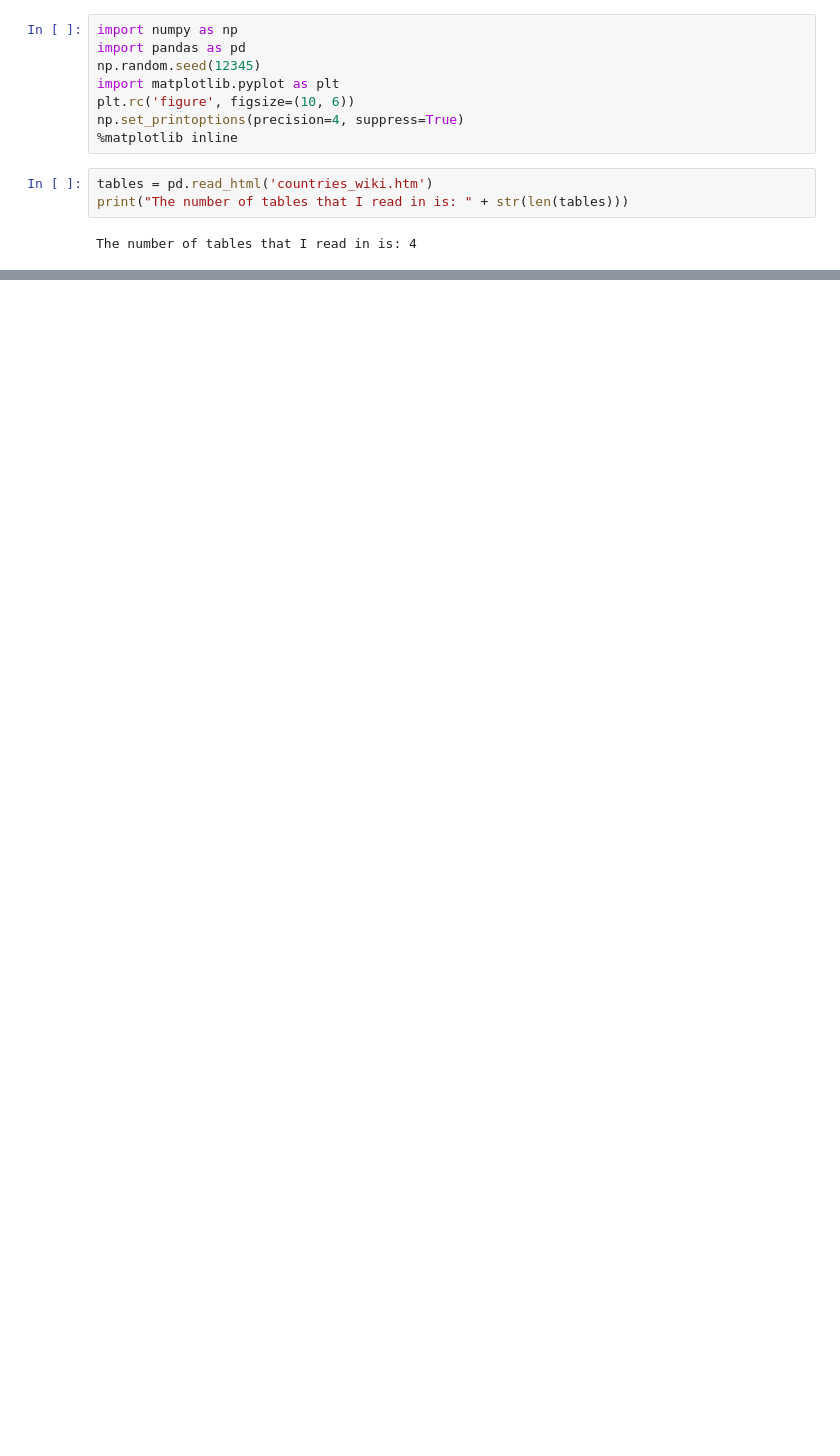
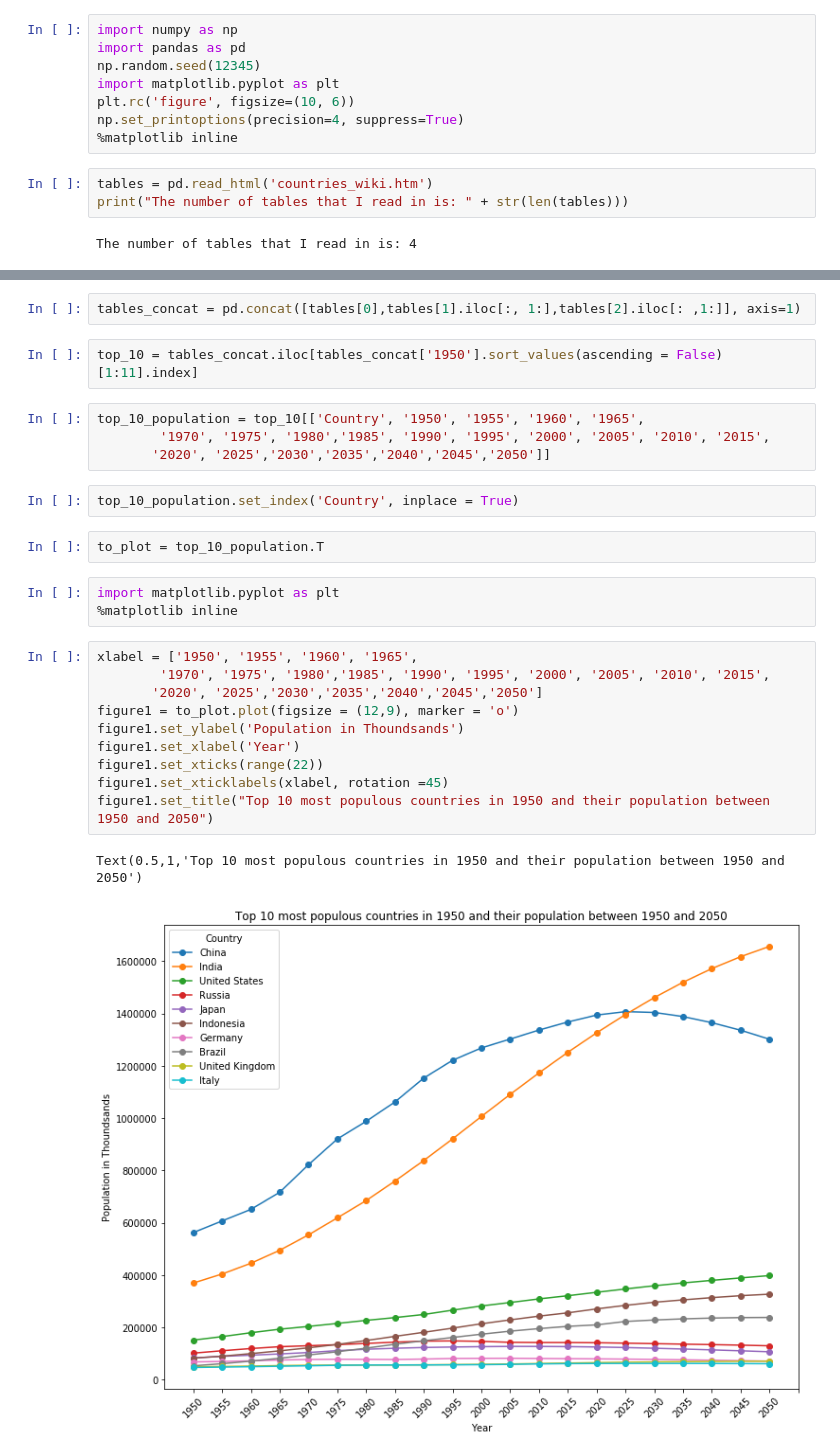
Before and after one commit to linhmai1603/Info212, a Jupyter notebook: Assignment 3/INFO212-Assignment3.ipynb, the cells around one changed output, grey strips where cells are left out. Drawn from its saved outputs; the diff is of its cells as text; blank space fills up the shorter version.

```diff
--- a/Assignment 3/INFO212-Assignment3.ipynb
+++ b/Assignment 3/INFO212-Assignment3.ipynb
@@ -120,0 +103,28 @@ tables_combined
+# %%
+tables_concat = pd.concat([tables[0],tables[1].iloc[:, 1:],tables[2].iloc[: ,1:]], axis=1)
+# %%
+top_10 = tables_concat.iloc[tables_concat['1950'].sort_values(ascending = False)[1:11].index]
+# %%
+top_10_population = top_10[['Country', '1950', '1955', '1960', '1965',
+        '1970', '1975', '1980','1985', '1990', '1995', '2000', '2005', '2010', '2015',
+       '2020', '2025','2030','2035','2040','2045','2050']]
+# %%
+top_10_population.set_index('Country', inplace = True)
+# %%
+to_plot = top_10_population.T
+# %%
+import matplotlib.pyplot as plt
+%matplotlib inline
+# %%
+xlabel = ['1950', '1955', '1960', '1965',
+        '1970', '1975', '1980','1985', '1990', '1995', '2000', '2005', '2010', '2015',
+       '2020', '2025','2030','2035','2040','2045','2050']
+figure1 = to_plot.plot(figsize = (12,9), marker = 'o')
+figure1.set_ylabel('Population in Thoundsands')
+figure1.set_xlabel('Year')
+figure1.set_xticks(range(22))
+figure1.set_xticklabels(xlabel, rotation =45)
+figure1.set_title("Top 10 most populous countries in 1950 and their population between 1950 and 2050")
+# %% [output]
+Text(0.5,1,'Top 10 most populous countries in 1950 and their population between 1950 and 2050')
+[figure, added]
```
Also changed, not shown: parts of 15 cells of this notebook, 6 other files.
